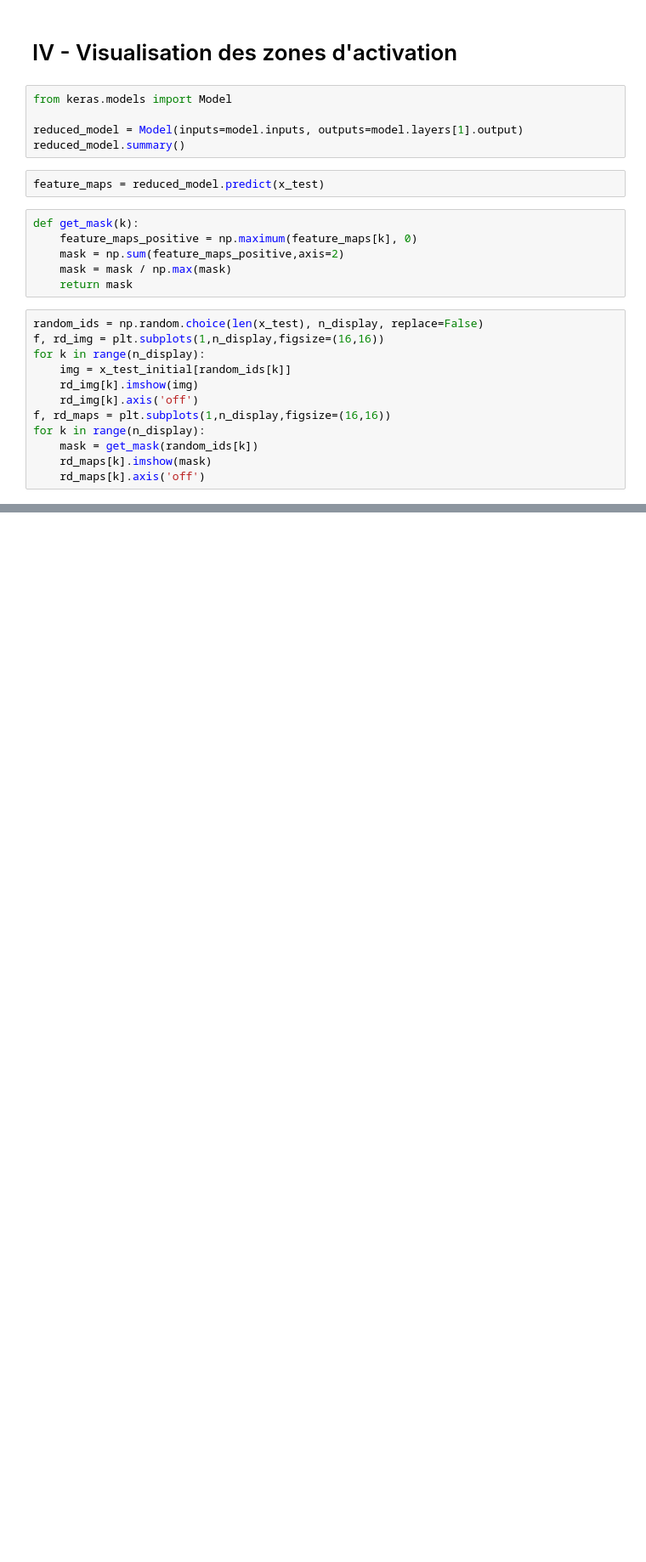
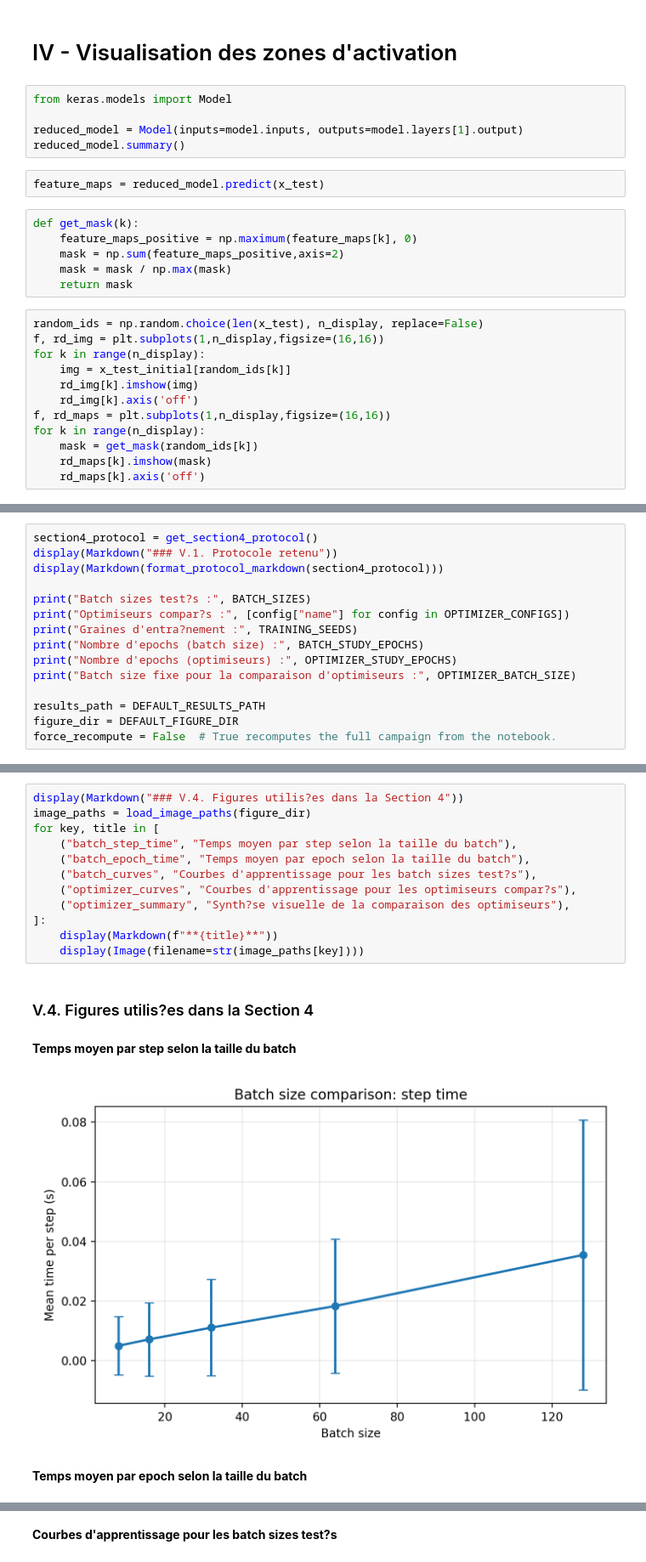
Before and after one commit to Santiago23florido/cifar10-cnn-classification, a Jupyter notebook: TP3_CNN.ipynb, the cells around one changed output, grey strips where cells are left out. Shown at 85% size. Cells and saved outputs as stored; diff of their text form; blank space fills up the shorter version.

Commit message:
Add section 4 learning analysis

```diff
--- a/TP3_CNN.ipynb
+++ b/TP3_CNN.ipynb
@@ -465,0 +492,15 @@ for k in range(n_display):
+# %%
+section4_protocol = get_section4_protocol()
+display(Markdown("### V.1. Protocole retenu"))
+display(Markdown(format_protocol_markdown(section4_protocol)))
+
+print("Batch sizes test?s :", BATCH_SIZES)
+print("Optimiseurs compar?s :", [config["name"] for config in OPTIMIZER_CONFIGS])
+print("Graines d'entra?nement :", TRAINING_SEEDS)
+print("Nombre d'epochs (batch size) :", BATCH_STUDY_EPOCHS)
+print("Nombre d'epochs (optimiseurs) :", OPTIMIZER_STUDY_EPOCHS)
+print("Batch size fixe pour la comparaison d'optimiseurs :", OPTIMIZER_BATCH_SIZE)
+
+results_path = DEFAULT_RESULTS_PATH
+figure_dir = DEFAULT_FIGURE_DIR
+force_recompute = False  # True recomputes the full campaign from the notebook.
@@ -465,0 +569,17 @@ for k in range(n_display):
+# %%
+display(Markdown("### V.4. Figures utilis?es dans la Section 4"))
+image_paths = load_image_paths(figure_dir)
+for key, title in [
+    ("batch_step_time", "Temps moyen par step selon la taille du batch"),
+    ("batch_epoch_time", "Temps moyen par epoch selon la taille du batch"),
+    ("batch_curves", "Courbes d'apprentissage pour les batch sizes test?s"),
+    ("optimizer_curves", "Courbes d'apprentissage pour les optimiseurs compar?s"),
+    ("optimizer_summary", "Synth?se visuelle de la comparaison des optimiseurs"),
+]:
+    display(Markdown(f"**{title}**"))
+    display(Image(filename=str(image_paths[key])))
+# %% [output]
+### V.4. Figures utilis?es dans la Section 4
+**Temps moyen par step selon la taille du batch**
+[figure, added]
+**Temps moyen par epoch selon la taille du batch**
@@ -465,0 +587 @@ for k in range(n_display):
+**Courbes d'apprentissage pour les batch sizes test?s**
```
Also changed, not shown: parts of 7 cells of this notebook, 13 other files.
